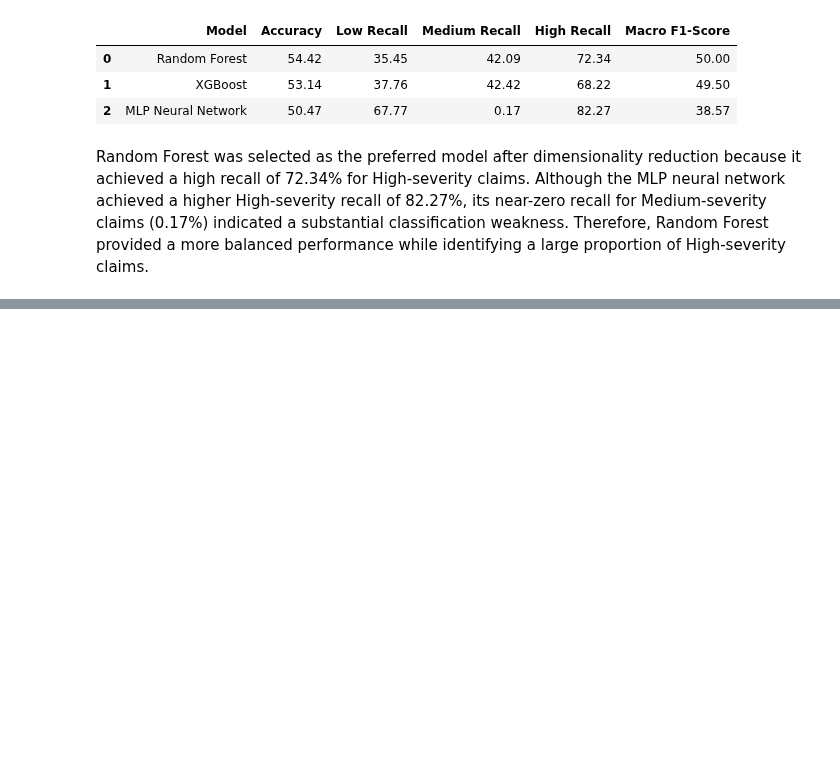
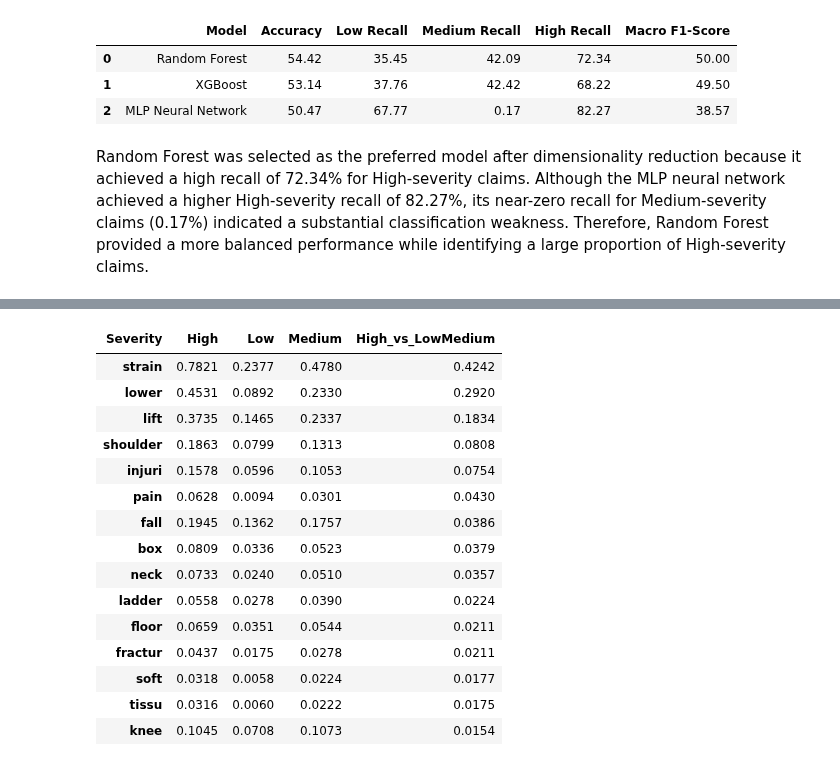
Before and after one commit to PerisN/Final_Capstone_Project, a Jupyter notebook: project.ipynb, the cells around one changed output, grey strips where cells are left out. Cells and saved outputs as stored; diff of their text form; code cells hidden in the pictures; blank space fills up the shorter version.

```diff
--- a/project.ipynb
+++ b/project.ipynb
@@ -3082,0 +3081,48 @@ Although Random Forest achieved a slightly higher macro F1-score (50% compared w
+# %%
+# Investigating claim descriptions
+from sklearn.feature_extraction.text import CountVectorizer
+
+# Use the original training claim descriptions
+text_data = model_df.loc[train_mask, "ClaimDescription_Stemmed"]
+
+# Convert descriptions into word counts
+vectorizer = CountVectorizer(max_features=1000, stop_words="english")
+X_words = vectorizer.fit_transform(text_data)
+
+# Calculate average word frequency by severity class
+word_df = pd.DataFrame(
+    X_words.toarray(),
+    columns=vectorizer.get_feature_names_out(),
+    index=text_data.index
+)
+
+word_df["Severity"] = model_df.loc[train_mask, "Severity"]
+
+word_means = word_df.groupby("Severity").mean().T
+
+# Find words with the greatest frequency differences
+word_means["High_vs_LowMedium"] = (
+    word_means["High"] -
+    (word_means["Low"] + word_means["Medium"]) / 2
+)
+
+word_means.sort_values(
+    "High_vs_LowMedium", ascending=False
+).head(15).round(4)
+# %% [output]
+| Severity | High | Low | Medium | High_vs_LowMedium |
+| strain | 0.7821 | 0.2377 | 0.4780 | 0.4242 |
+| lower | 0.4531 | 0.0892 | 0.2330 | 0.2920 |
+| lift | 0.3735 | 0.1465 | 0.2337 | 0.1834 |
+| shoulder | 0.1863 | 0.0799 | 0.1313 | 0.0808 |
+| injuri | 0.1578 | 0.0596 | 0.1053 | 0.0754 |
+| pain | 0.0628 | 0.0094 | 0.0301 | 0.0430 |
+| fall | 0.1945 | 0.1362 | 0.1757 | 0.0386 |
+| box | 0.0809 | 0.0336 | 0.0523 | 0.0379 |
+| neck | 0.0733 | 0.0240 | 0.0510 | 0.0357 |
+| ladder | 0.0558 | 0.0278 | 0.0390 | 0.0224 |
+| floor | 0.0659 | 0.0351 | 0.0544 | 0.0211 |
+| fractur | 0.0437 | 0.0175 | 0.0278 | 0.0211 |
+| soft | 0.0318 | 0.0058 | 0.0224 | 0.0177 |
+| tissu | 0.0316 | 0.0060 | 0.0222 | 0.0175 |
+| knee | 0.1045 | 0.0708 | 0.1073 | 0.0154 |
```
Also changed, not shown: parts of 36 cells of this notebook.
